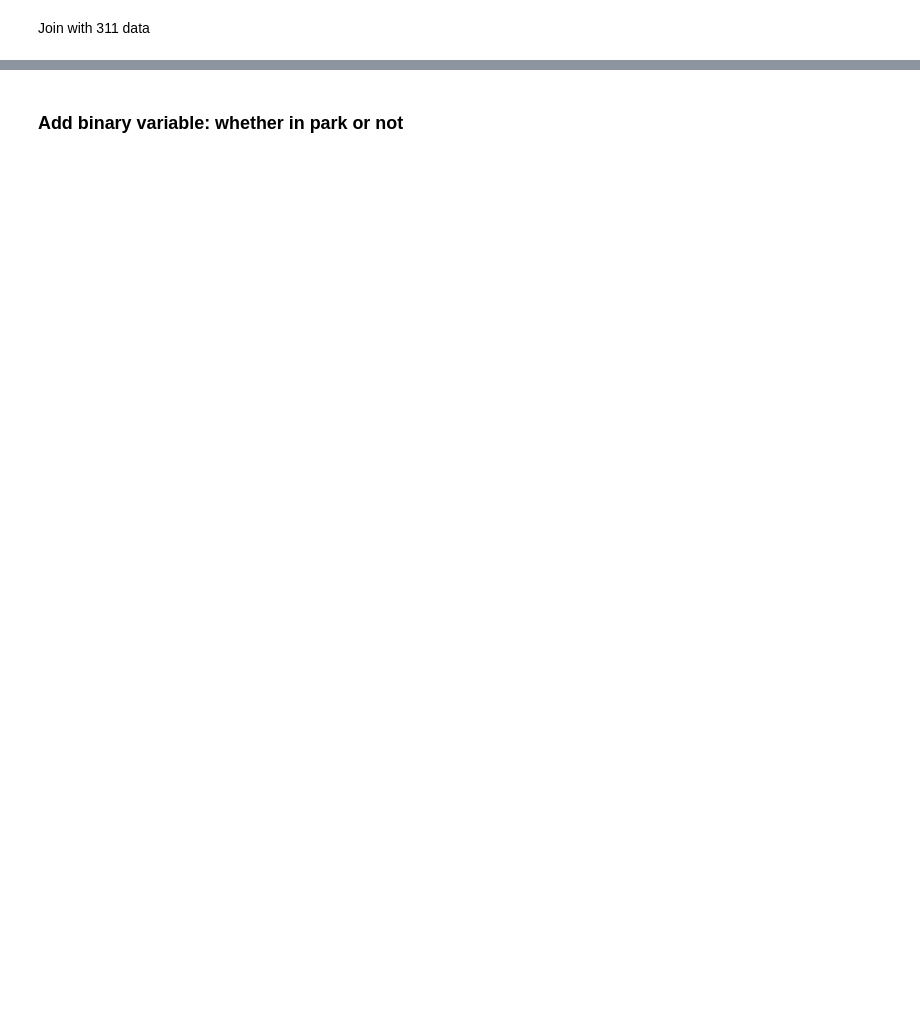
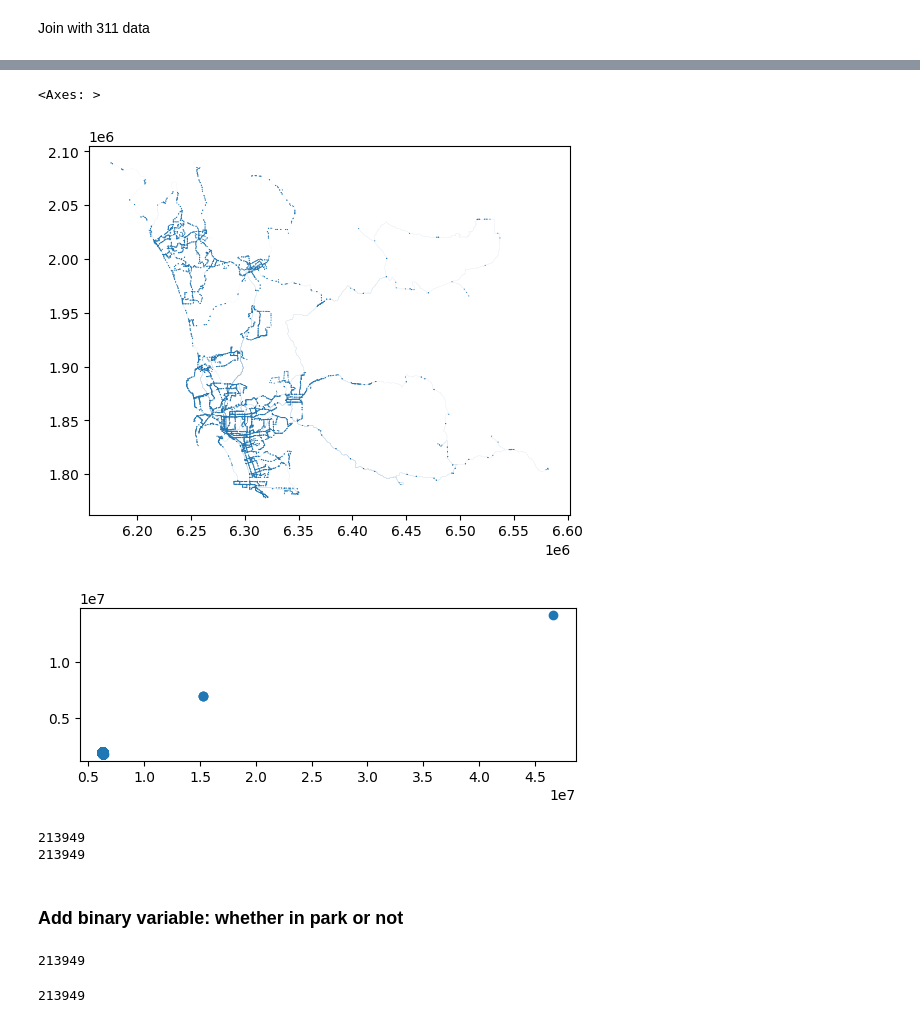
Before and after one commit to glow-27/Homelessness-Hub-311, a Jupyter notebook: combining_data.ipynb, the cells around one changed output, grey strips where cells are left out. Drawn from its saved outputs; the diff is of its cells as text; code cells hidden in the pictures; blank space fills up the shorter version.

```diff
--- a/combining_data.ipynb
+++ b/combining_data.ipynb
@@ -248,0 +356,13 @@ land_use_311.to_file("modified_data/augmented_311.shp")
+# %%
+# read in buffered transit stop shapefile
+buff_stops = gpd.read_file("other_data/buffered_transit_stops/transit_stops_buffered.shp")
+
+# read in buffered transit routes shapefile
+buff_routes =  gpd.read_file("other_data/buffered_routes/buffered_routes.shp")
+# %%
+# match crs
+buff_stops = buff_stops.to_crs(all_years_gdf.crs)
+buff_routes = buff_routes.to_crs(all_years_gdf.crs)
+# %%
+# join transit gdfs together
+transit = gpd.GeoDataFrame(pd.concat([buff_stops, buff_routes], ignore_index=True))
@@ -248,0 +379,7 @@ land_use_311.to_file("modified_data/augmented_311.shp")
+# %%
+transit.plot()
+all_years_gdf.plot()
+# %% [output]
+<Axes: >
+[figure, added]
+[figure, added]
@@ -248,0 +390,6 @@ land_use_311.to_file("modified_data/augmented_311.shp")
+# %%
+print(transit_311.shape[0])
+print(all_years_gdf.shape[0])
+# %% [output]
+213949
+213949
@@ -249,5 +404,8 @@ land_use_311.to_file("modified_data/augmented_311.shp")
 # %% [markdown]
 ### Add binary variable: whether in park or not
 # %%
-augmented_311 = gpd.read_file("modified_data/augmented_311.shp")
+#augmented_311 = gpd.read_file("modified_data/augmented_311.shp")
+augmented_311.shape[0]
+# %% [output]
+213949
 # %%
@@ -257,7 +416,12 @@ parks = gpd.read_file("other_data/Parks_SD_shapefile/Parks_SD.shp")
 parks = parks.to_crs(augmented_311.crs)
 # %%
 # spatial join
-parks_311 = gpd.sjoin(augmented_311, parks, how="left", predicate = "within")
+parks_dissolved = parks.dissolve()
+parks_311 = gpd.sjoin(augmented_311, parks_dissolved, how="left", predicate = "within")
+
+parks_311.shape[0]
+# %% [output]
+213949
 # %%
 parks_311['in_park'] = parks_311['index_right'].notna().astype(int)
 # %%
```
Also changed, not shown: parts of 57 cells of this notebook, 1 other file.
